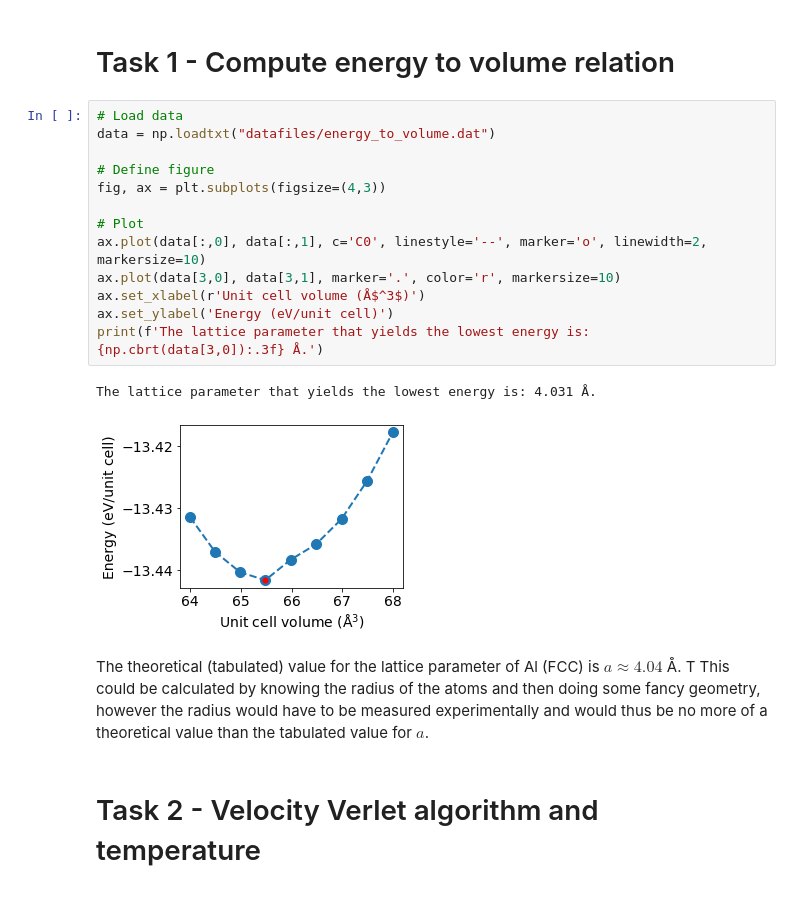
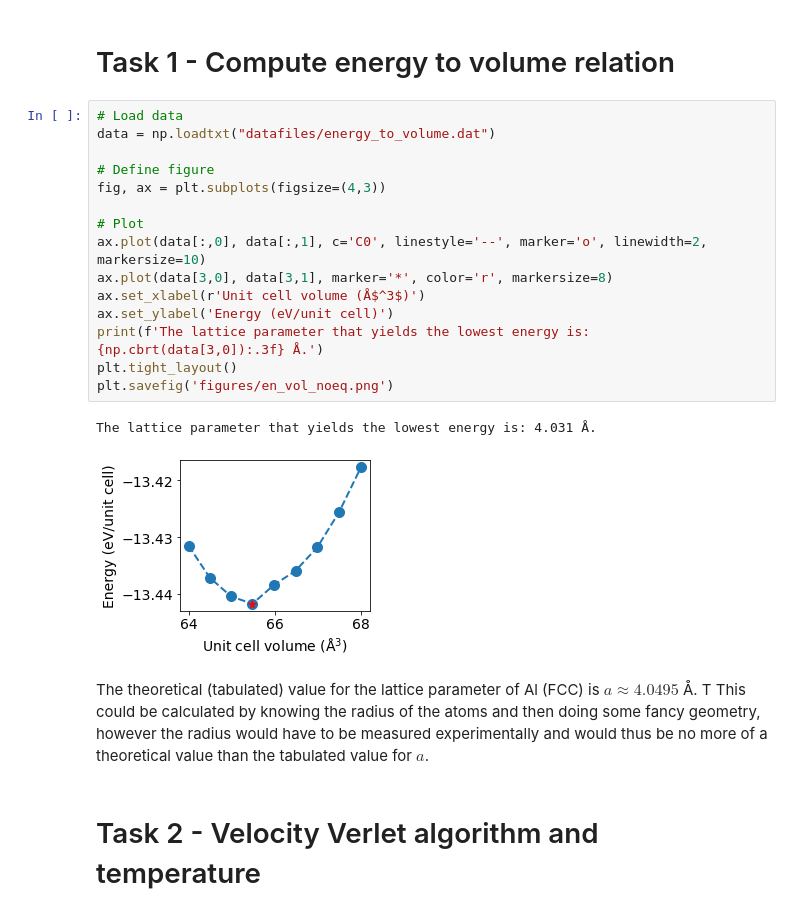
Before and after one commit to elindgren/compphys_homeworks, a Jupyter notebook: H1/Homework 1 - Notebook.ipynb, the cells around one changed output. Cells and saved outputs as stored; diff of their text form.

```diff
--- a/H1/Homework 1 - Notebook.ipynb
+++ b/H1/Homework 1 - Notebook.ipynb
@@ -16,21 +16,23 @@ plt.rc('legend', fontsize=14)    # legend fontsize
 # %%
 # Load data
 data = np.loadtxt("datafiles/energy_to_volume.dat")
 
 # Define figure
 fig, ax = plt.subplots(figsize=(4,3))
 
 # Plot
 ax.plot(data[:,0], data[:,1], c='C0', linestyle='--', marker='o', linewidth=2, markersize=10)
-ax.plot(data[3,0], data[3,1], marker='.', color='r', markersize=10)
+ax.plot(data[3,0], data[3,1], marker='*', color='r', markersize=8)
 ax.set_xlabel(r'Unit cell volume (Å$^3$)')
 ax.set_ylabel('Energy (eV/unit cell)')
 print(f'The lattice parameter that yields the lowest energy is: {np.cbrt(data[3,0]):.3f} Å.')
+plt.tight_layout()
+plt.savefig('figures/en_vol_noeq.png')
 # %% [output]
 The lattice parameter that yields the lowest energy is: 4.031 Å.
-[figure, old version]
+[figure, new version]
 # %% [markdown]
-The theoretical (tabulated) value for the lattice parameter of Al (FCC) is $a \approx 4.04$ Å. T
+The theoretical (tabulated) value for the lattice parameter of Al (FCC) is $a \approx 4.0495$ Å. T
 This could be calculated by knowing the radius of the atoms and then doing some fancy geometry, however the radius would have to be measured experimentally and would thus be no more of a theoretical value than the tabulated value for $a$.
 # %% [markdown]
 # Task 2 - Velocity Verlet algorithm and temperature
```
Also changed, not shown: parts of 12 cells of this notebook, 23 other files.
